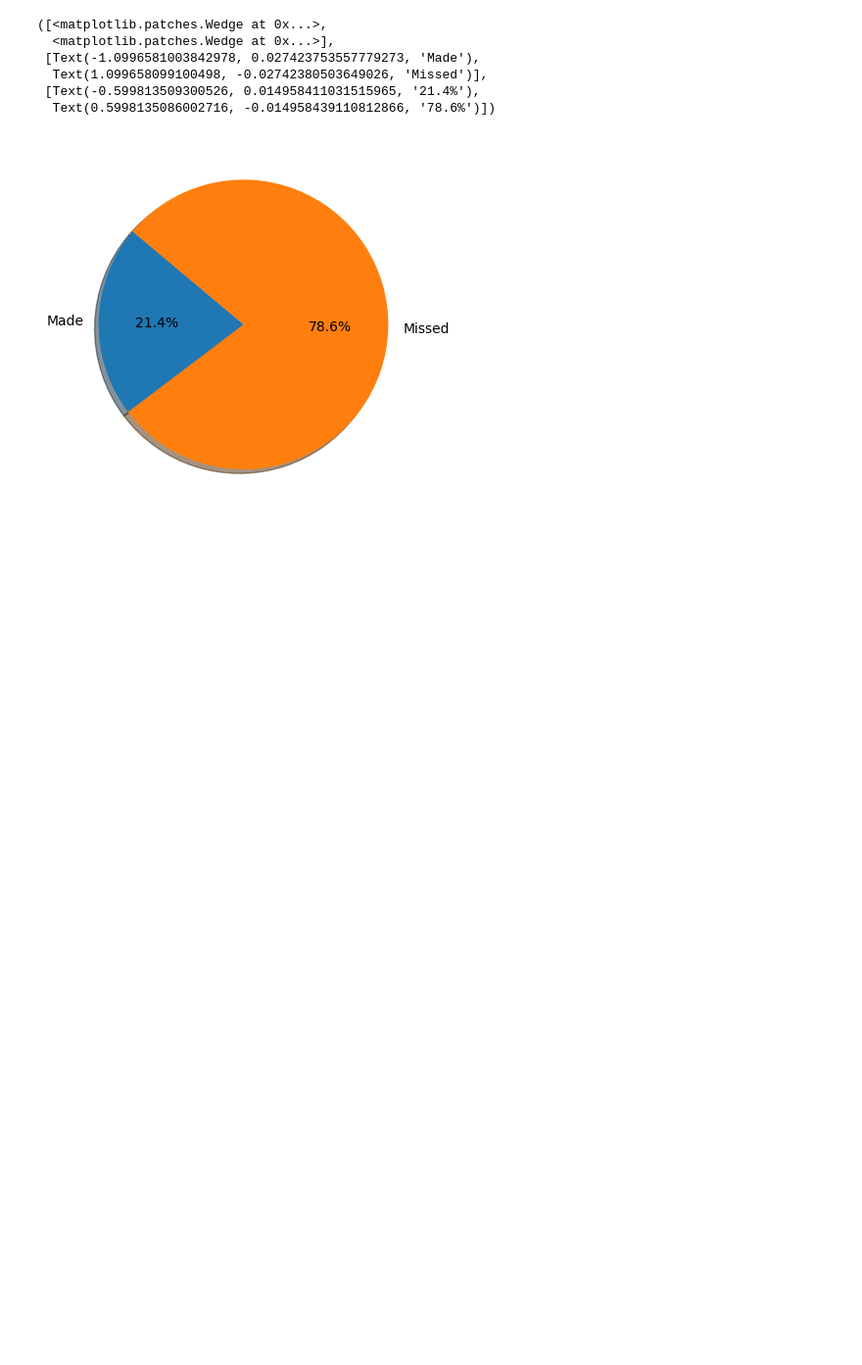
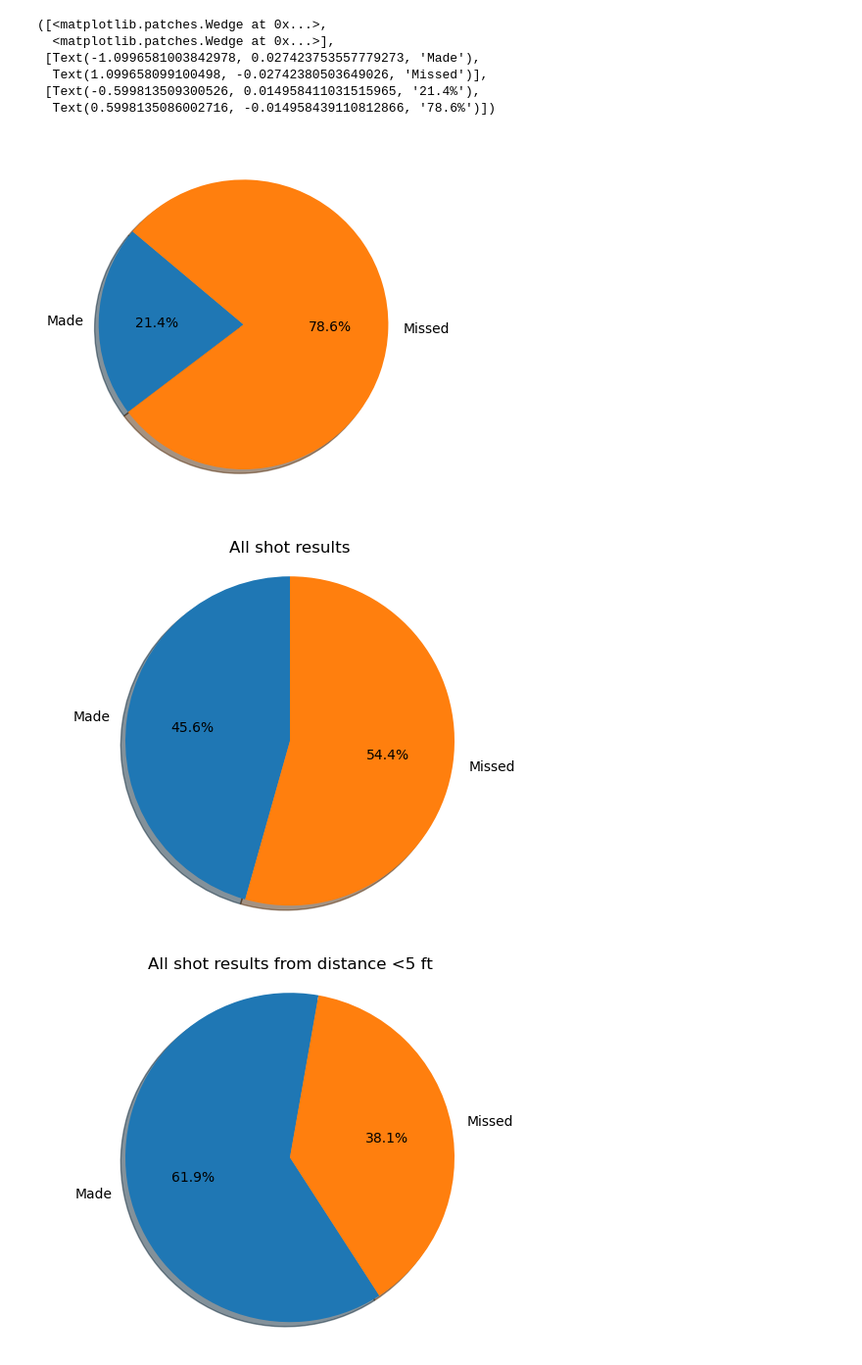
Before and after one commit to bearstmichael/proj1-group-3, a Jupyter notebook: nav.ipynb, the cells around one changed output. Shown at 98% size. Drawn from its saved outputs; the diff is of its cells as text; code cells hidden in the pictures; blank space fills up the shorter version.

```diff
--- a/nav.ipynb
+++ b/nav.ipynb
@@ -193,19 +203,19 @@ plt.pie(pielist, labels = labels, autopct="%1.1f%%", shadow=True, startangle=140
 # %%
 far_shots = data_cleaned.loc[data_cleaned['distance']>35]
 
-made_counter = 0
-missed_counter = 0
+made_counter3 = 0
+missed_counter3 = 0
 
 for result in far_shots['result']:
     if result == "made":
-        made_counter += 1
+        made_counter3 += 1
     else:
-        missed_counter += 1
+        missed_counter3 += 1
 
-pielist = [made_counter, missed_counter]
+pielist3 = [made_counter3, missed_counter3]
 labels = ["Made", "Missed"]
 
-plt.pie(pielist, labels = labels, autopct="%1.1f%%", shadow=True, startangle=140)
+plt.pie(pielist3, labels = labels, autopct="%1.1f%%", shadow=True, startangle=140)
 # %% [output]
 ([<matplotlib.patches.Wedge at 0x...>,
   <matplotlib.patches.Wedge at 0x...>],
@@ -214,3 +224,30 @@ plt.pie(pielist, labels = labels, autopct="%1.1f%%", shadow=True, startangle=140
  [Text(-0.599813509300526, 0.014958411031515965, '21.4%'),
   Text(0.5998135086002716, -0.014958439110812866, '78.6%')])
 [figure]
+# %%
+#Getting all the pie charts into a single figure
+
+#making the first pie chart
+fig1, ax1 = plt.subplots()
+ax1.pie(pielist1, labels=labels, autopct='%1.1f%%', shadow=True, startangle=90)
+ax1.axis('equal')
+ax1.set_title("All shot results")
+
+#making the second pie chart
+fig2, ax2 = plt.subplots()
+ax2.pie(pielist2, labels=labels, autopct='%1.1f%%', shadow=True, startangle=80)
+ax2.axis('equal')
+ax2.set_title("All shot results from distance <5 ft")
+
+#making the third pie chart
+fig3, ax3 = plt.subplots()
+ax3.pie(pielist3, labels=labels, autopct='%1.1f%%', shadow=True, startangle=140)
+ax3.axis('equal')
+ax3.set_title("All shot results from distance >35 ft")
+
+#combining plots and showing
+plt.subplots_adjust(wspace=0.5)
+plt.show()
+# %% [output]
+[figure, added]
+[figure, added]
```
Also changed, not shown: parts of 5 cells of this notebook.
